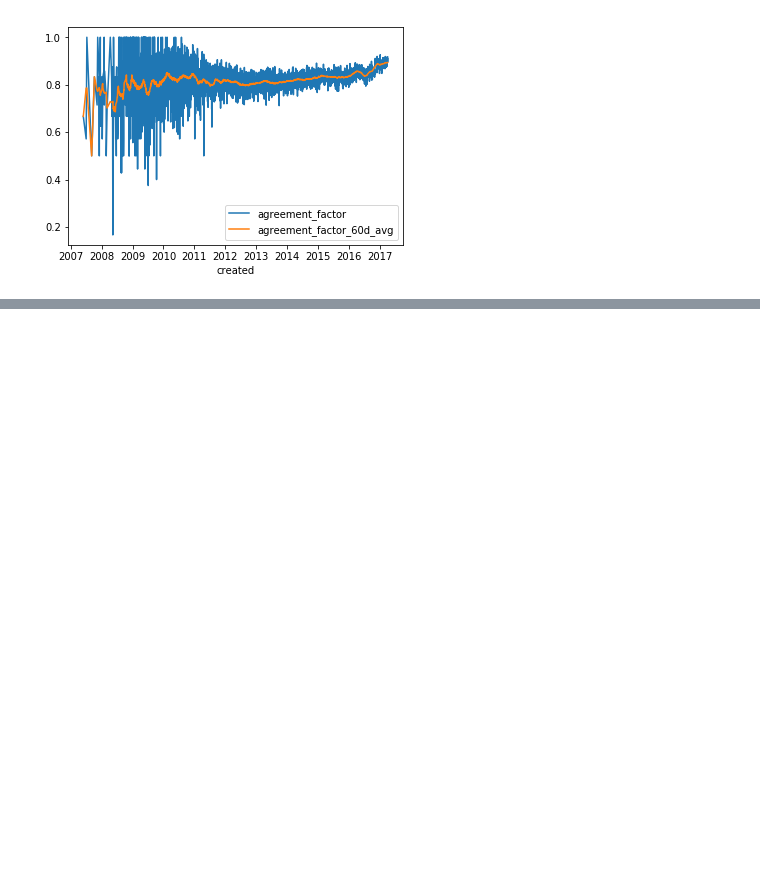
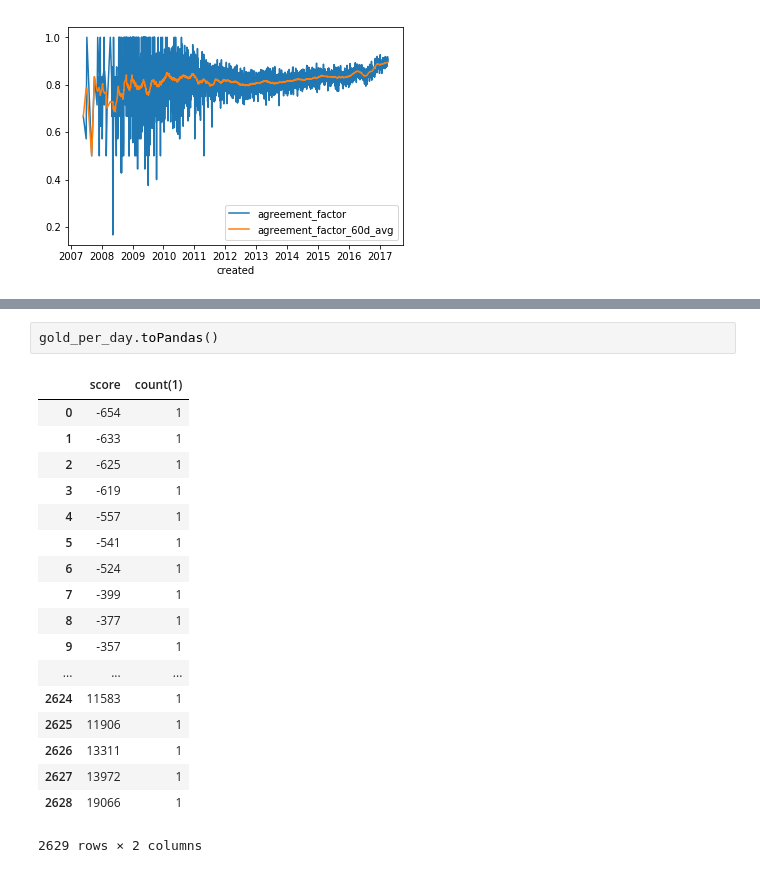
Before and after one commit to MetaHG/Reddit-opinions-polarization, a Jupyter notebook: notebooks/Basic Metrics.ipynb, the cells around one changed output, grey strips where cells are left out. Saved outputs shown, nothing was run; the diff lists cells and outputs as text; blank space fills up the shorter version.

```diff
--- a/notebooks/Basic Metrics.ipynb
+++ b/notebooks/Basic Metrics.ipynb
@@ -376,0 +435,21 @@ _ = agreement_factor_per_day.toPandas().set_index('created').plot()
+# %%
+gold_per_day.toPandas()
+# %% [output]
+|  | score | count(1) |
+| 0 | -654 | 1 |
+| 1 | -633 | 1 |
+| 2 | -625 | 1 |
+| 3 | -619 | 1 |
+| 4 | -557 | 1 |
+| 5 | -541 | 1 |
+| 6 | -524 | 1 |
+| 7 | -399 | 1 |
+| 8 | -377 | 1 |
+| 9 | -357 | 1 |
+| ... | ... | ... |
+| 2624 | 11583 | 1 |
+| 2625 | 11906 | 1 |
+| 2626 | 13311 | 1 |
+| 2627 | 13972 | 1 |
+| 2628 | 19066 | 1 |
+2629 rows × 2 columns
```
Also changed, not shown: parts of 15 cells of this notebook, 4 other files.
